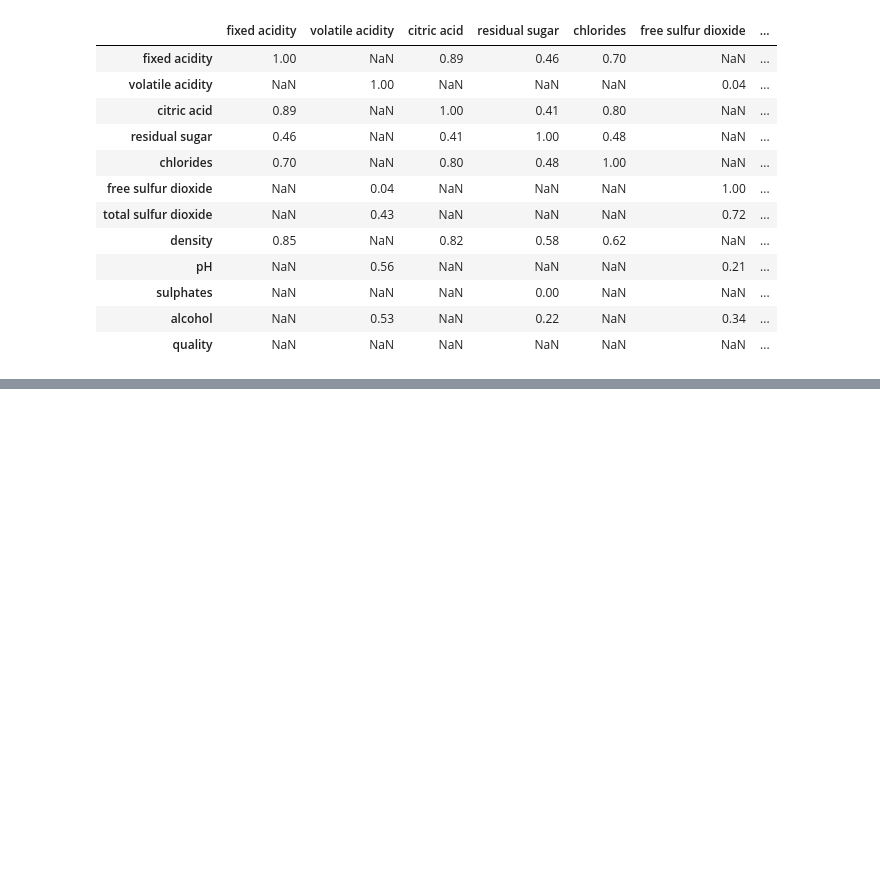
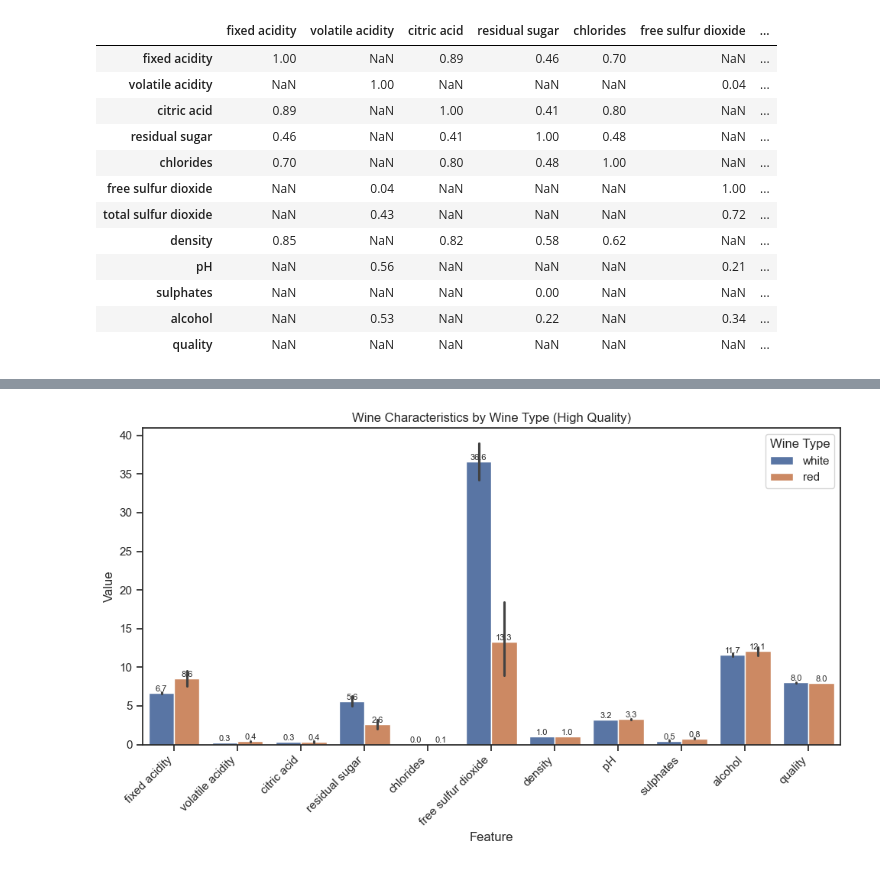
Before and after one commit to rakeshtparayil/BlueBerry-Winery, a Jupyter notebook: blueBerry_winery.ipynb, the cells around one changed output, grey strips where cells are left out. Cells and saved outputs as stored; diff of their text form; code cells hidden in the pictures; blank space fills up the shorter version.

```diff
--- a/blueBerry_winery.ipynb
+++ b/blueBerry_winery.ipynb
@@ -491,0 +503,37 @@ plt.show()
+# %%
+# Ensure quality_label is treated as a string
+combined_wine['quality_label'] = combined_wine['quality_label'].astype(str)
+
+# Filter rows where 'quality_label' == 'high'
+filtered_data = combined_wine[combined_wine['quality_label'] == 'high']
+
+# Select numeric columns and retain 'wine_type'
+numeric_data = filtered_data.select_dtypes(include=['number'])  # Only numeric columns
+if 'wine_type' in filtered_data.columns:
+    numeric_data['wine_type'] = filtered_data['wine_type']
+
+# Melt the filtered numeric data
+melted_wine = numeric_data.melt(id_vars=['wine_type'], var_name='Feature', value_name='Value')
+
+# Exclude 'total sulfur dioxide' from the melted data
+melted_wine = melted_wine[melted_wine['Feature'] != 'total sulfur dioxide']
+
+# Plot the data
+plt.figure(figsize=(10, 6))
+ax = sns.barplot(data=melted_wine, x='Feature', y='Value', hue='wine_type')
+
+# Show values on each bar
+for container in ax.containers:
+    ax.bar_label(container, fmt='%.1f', label_type='edge', fontsize=8)
+
+plt.title('Wine Characteristics by Wine Type (High Quality)')
+plt.xlabel('Feature')
+plt.ylabel('Value')
+
+# Rotate x-axis labels for readability
+plt.xticks(rotation=45, ha='right')
+plt.legend(title='Wine Type')
+plt.tight_layout()
+plt.show()
+# %% [output]
+[figure, added]
```
Also changed, not shown: parts of 15 cells of this notebook.
